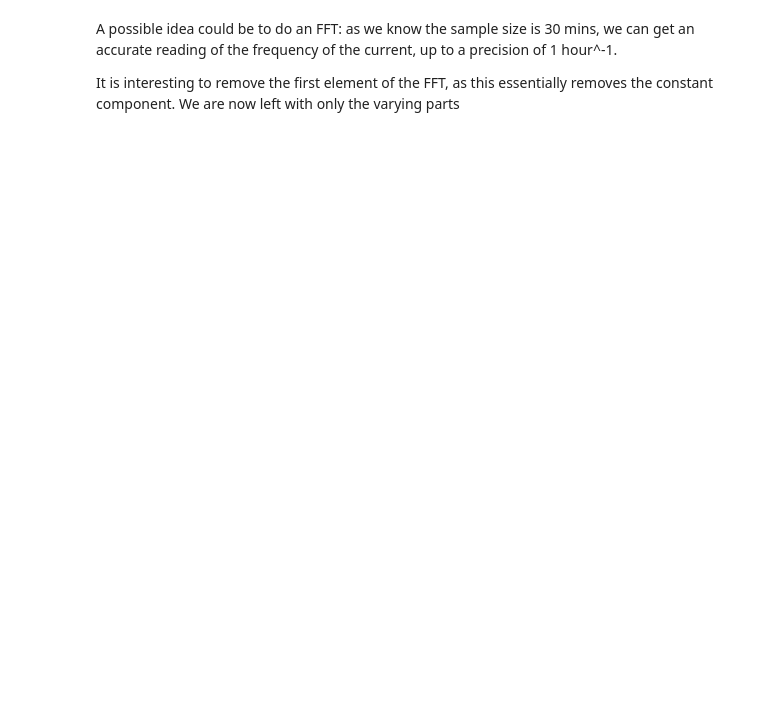
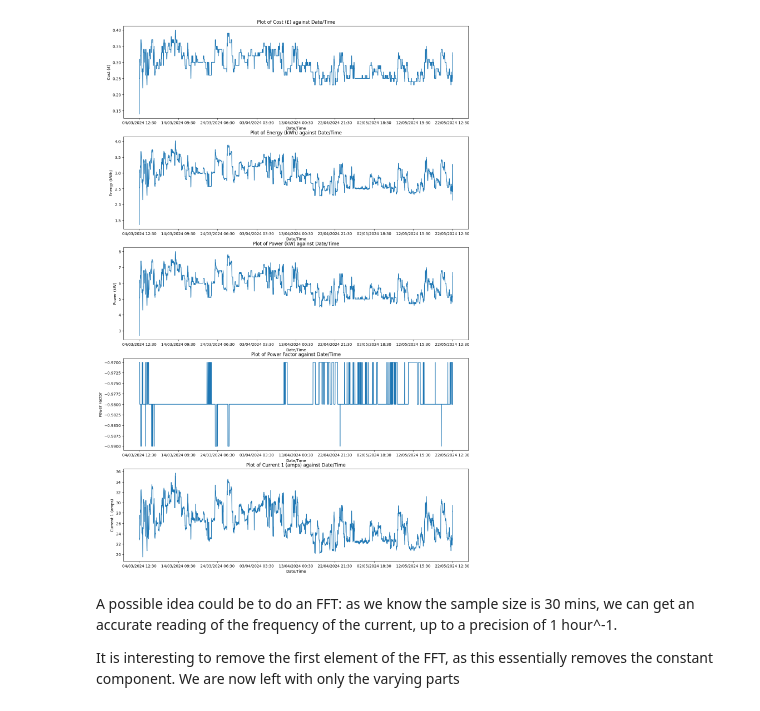
Before and after one commit to ogahector/power_analysis_eeedept, a Jupyter notebook: src/main.ipynb, the cells around one changed output. Saved outputs shown, nothing was run; the diff lists cells and outputs as text; code cells hidden in the pictures; blank space fills up the shorter version.

```diff
--- a/src/main.ipynb
+++ b/src/main.ipynb
@@ -38,3 +84,24 @@ dl1.plot(x="Date/Time", y="Current 1 (amps)", figsize=[12.80, 7.20], fontsize=9,
+# %%
+# initialize figure for 5 variables
+plt.figure(figsize=(16, 5*5))
+
+xticks_nb = 8
+headers = dl1.columns.values.tolist()
+
+for i in range(1, len(headers)):
+    plt.subplot(5, 1, i)
+    plt.plot(dl1[headers[i]])
+    plt.xticks([j for j in range(0, len(dl1), int(len(dl1)/xticks_nb))], labels=dl1["Date/Time"][0:len(dl1):int(len(dl1)/xticks_nb)])
+    match headers[i]:
+        case "Date/Time":
+            print(("Date/Time"))
+    plt.xlabel("Date/Time")
+    plt.ylabel(headers[i])
+    plt.title("Plot of " + headers[i] + " against Date/Time")
+
+plt.show()
+# %% [output]
+[figure, added]
 # %% [markdown]
 A possible idea could be to do an FFT: as we know the sample size is 30 mins, we can get an accurate reading of the frequency of the current, up to a precision of 1 hour^-1.
 
```
Also changed, not shown: parts of 8 cells of this notebook.
